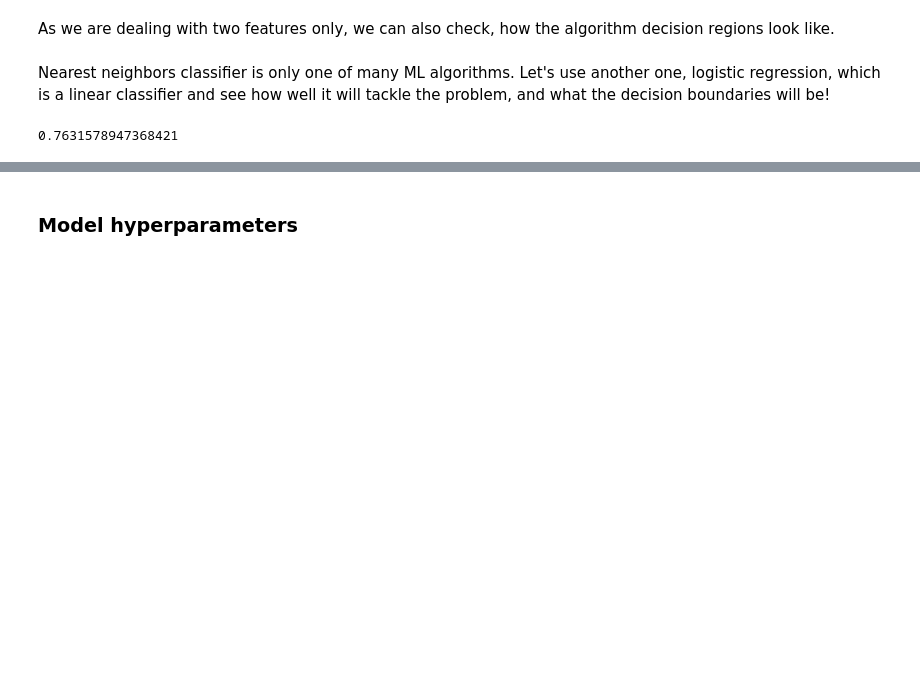
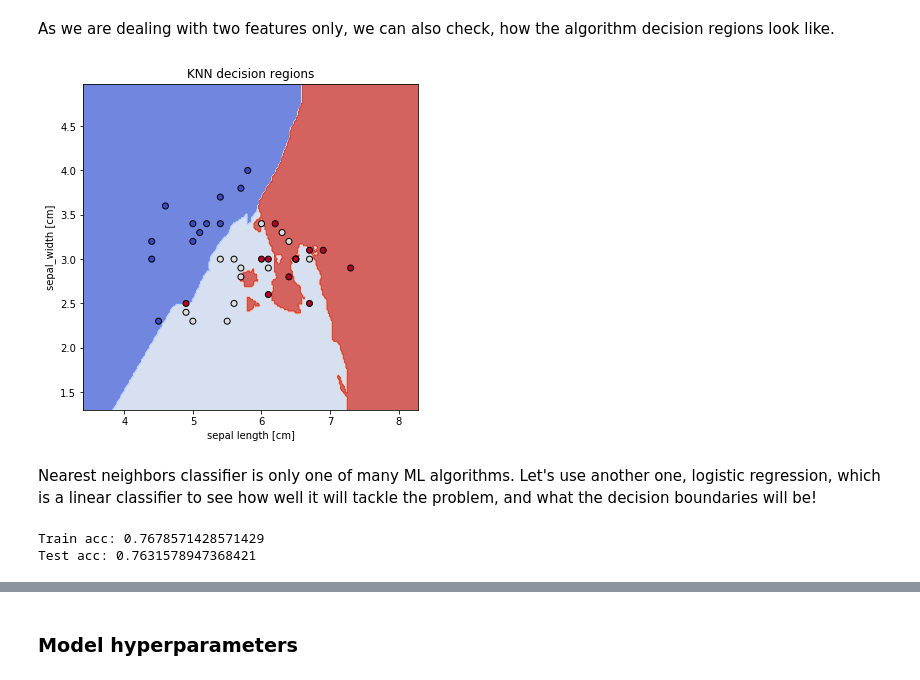
Before and after one commit to PUTvision/MLWorkshopPyCon2018, a Jupyter notebook: Say hello to machine learning in Python.ipynb, the cells around one changed output, grey strips where cells are left out. Cells and saved outputs as stored; diff of their text form; code cells hidden in the pictures; blank space fills up the shorter version.

```diff
--- a/Say hello to machine learning in Python.ipynb
+++ b/Say hello to machine learning in Python.ipynb
@@ -180,12 +240,19 @@ As we are dealing with two features only, we can also check, how the algorithm d
+# %%
+plot_decision_regions(knn_clf, X_test, y_test, 'KNN decision regions', 'sepal length [cm]', 'sepal_width [cm]')
+# %% [output]
+[figure, added]
 # %% [markdown]
-Nearest neighbors classifier is only one of many ML algorithms. Let's use another one, logistic regression, which is a linear classifier and see how well it will tackle the problem, and what the decision boundaries will be!
+Nearest neighbors classifier is only one of many ML algorithms. Let's use another one, logistic regression, which is a linear classifier to see how well it will tackle the problem, and what the decision boundaries will be!
 # %%
 from sklearn.linear_model import LogisticRegression
 
 
-log_reg = LogisticRegression()
-log_reg.fit(X_train, y_train)
-y_test_pred = log_reg.predict(X_test)
-accuracy_score(y_test, y_test_pred)
+log_reg_clf = LogisticRegression()
+log_reg_clf.fit(X_train, y_train)
+y_train_pred = log_reg_clf.predict(X_train)
+y_test_pred = log_reg_clf.predict(X_test)
+print('Train acc:', accuracy_score(y_train, y_train_pred))
+print('Test acc:', accuracy_score(y_test, y_test_pred))
 # %% [output]
-0.7631578947368421
+Train acc: 0.7678571428571429
+Test acc: 0.7631578947368421
```
Also changed, not shown: parts of 29 cells of this notebook.
